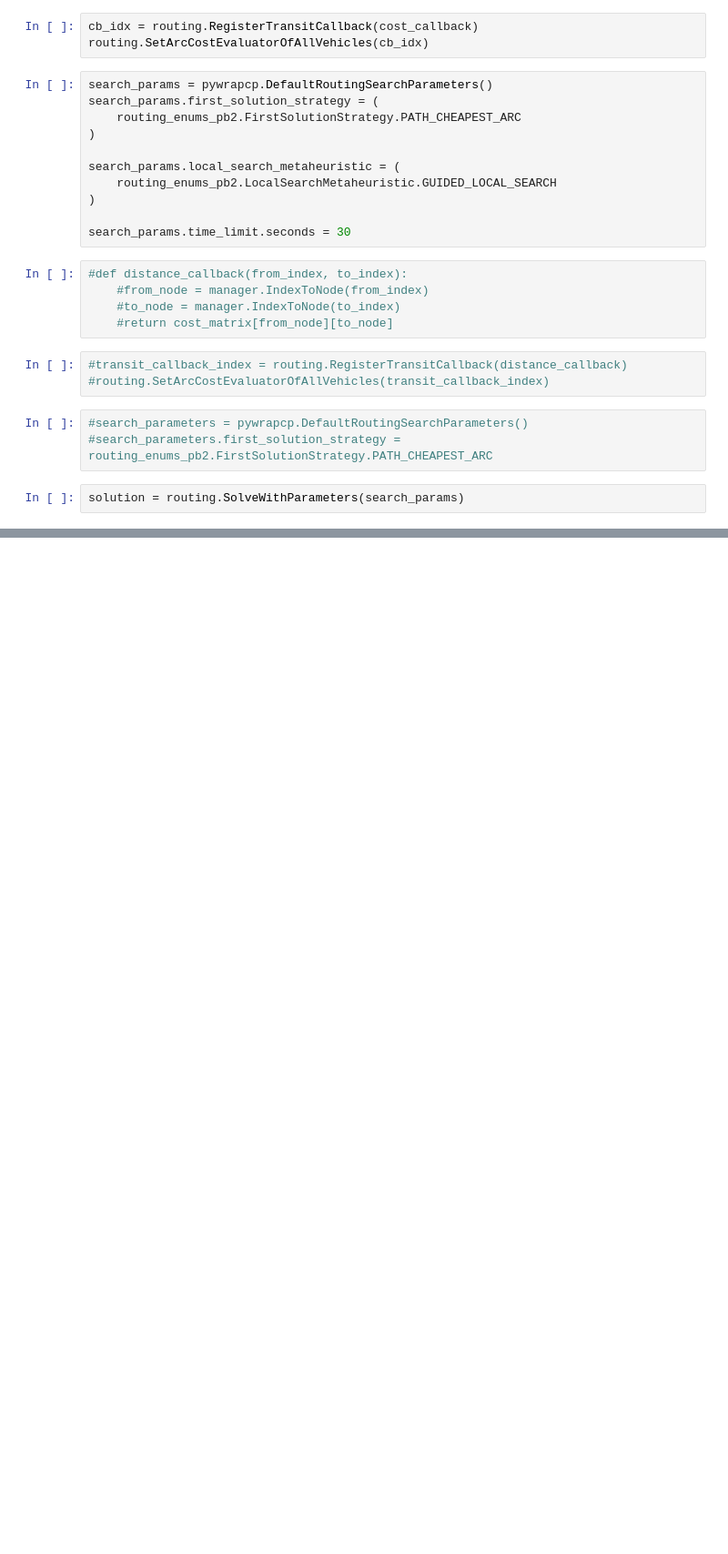
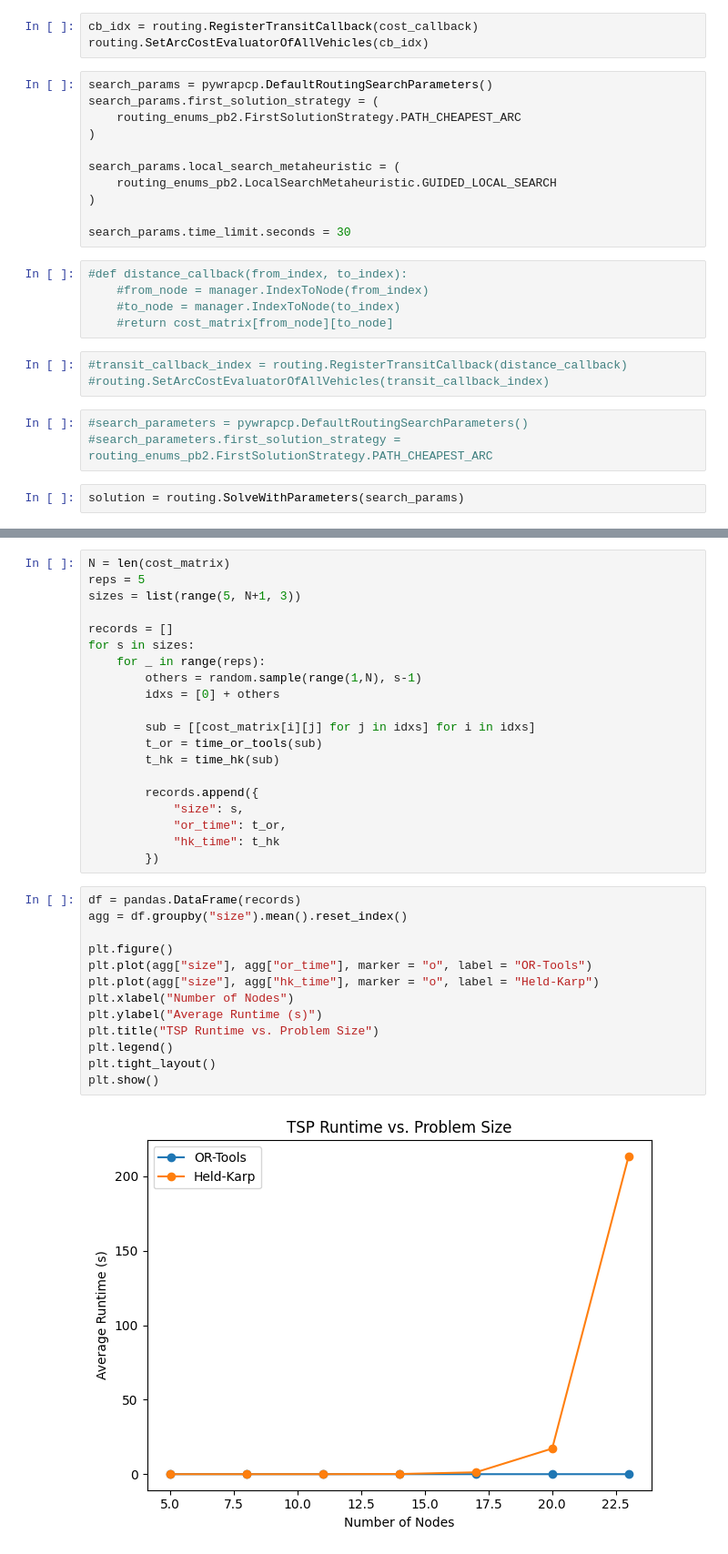
Before and after one commit to Ghayd4848/FinalProject, a Jupyter notebook: cost_paths.ipynb, the cells around one changed output, grey strips where cells are left out. Shown: that part at 91% size. Cells and saved outputs as stored; diff of their text form; blank space fills up the shorter version.

```diff
--- a/cost_paths.ipynb
+++ b/cost_paths.ipynb
@@ -165,0 +189,35 @@ Held-Karp optimal cost: $3,704
+# %%
+N = len(cost_matrix)
+reps = 5
+sizes = list(range(5, N+1, 3))
+
+records = []
+for s in sizes:
+    for _ in range(reps):
+        others = random.sample(range(1,N), s-1)
+        idxs = [0] + others
+
+        sub = [[cost_matrix[i][j] for j in idxs] for i in idxs]
+        t_or = time_or_tools(sub)
+        t_hk = time_hk(sub)
+
+        records.append({
+            "size": s,
+            "or_time": t_or,
+            "hk_time": t_hk
+        })
+# %%
+df = pandas.DataFrame(records)
+agg = df.groupby("size").mean().reset_index()
+
+plt.figure()
+plt.plot(agg["size"], agg["or_time"], marker = "o", label = "OR-Tools")
+plt.plot(agg["size"], agg["hk_time"], marker = "o", label = "Held-Karp")
+plt.xlabel("Number of Nodes")
+plt.ylabel("Average Runtime (s)")
+plt.title("TSP Runtime vs. Problem Size")
+plt.legend()
+plt.tight_layout()
+plt.show()
+# %% [output]
+[figure, added]
```
Also changed, not shown: parts of 4 cells of this notebook.
